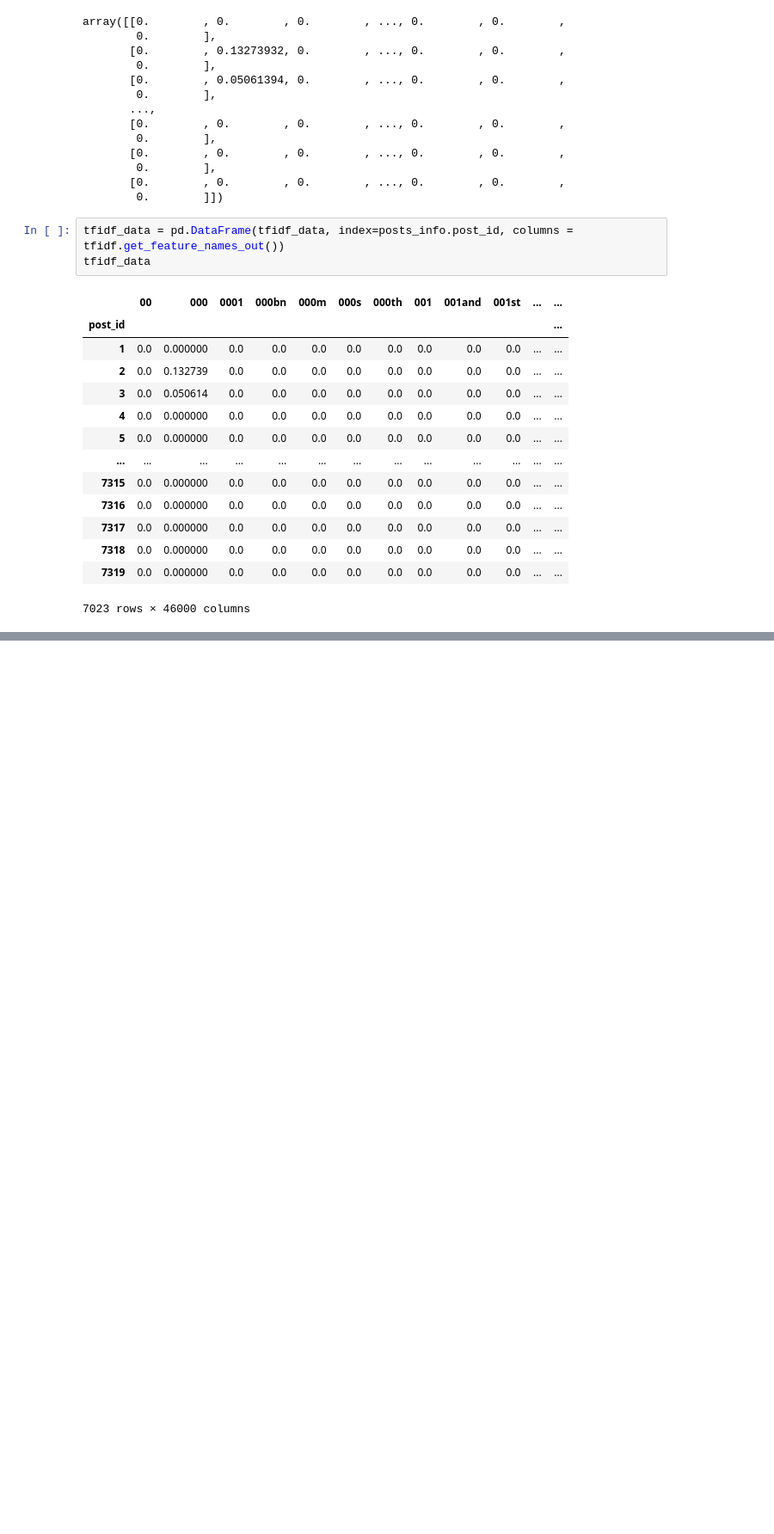
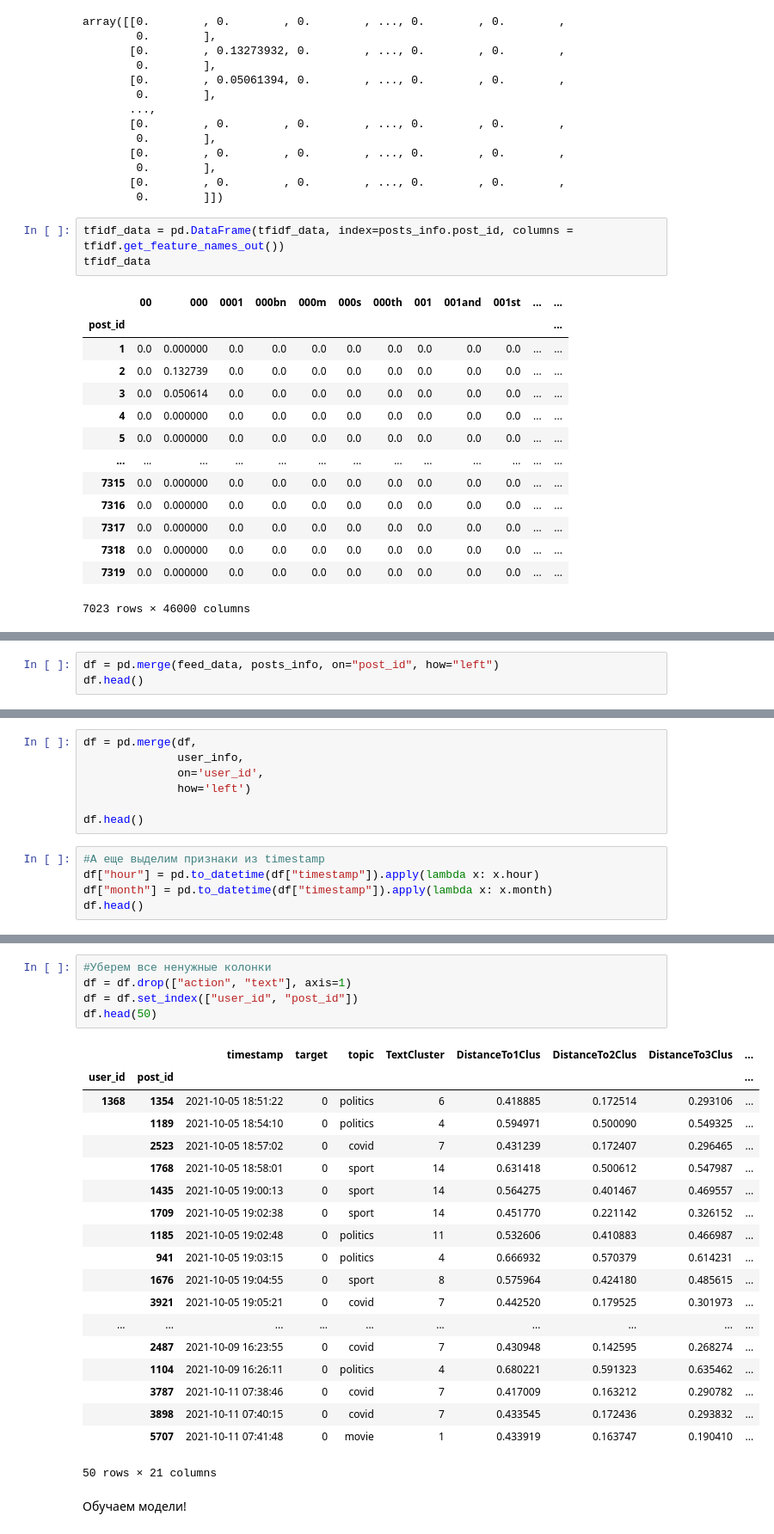
Before and after one commit to Dmitrysw/recom_sys, a Jupyter notebook: Baseline.ipynb, the cells around one changed output, grey strips where cells are left out. Shown at 86% size. Cells and saved outputs as stored; diff of their text form; blank space fills up the shorter version.

```diff
--- a/Baseline.ipynb
+++ b/Baseline.ipynb
@@ -251,0 +254,3 @@ posts_info.head()
+# %%
+df = pd.merge(feed_data, posts_info, on="post_id", how="left")
+df.head()
@@ -251,0 +265,12 @@ posts_info.head()
+# %%
+df = pd.merge(df,
+              user_info,
+              on='user_id',
+              how='left')
+
+df.head()
+# %%
+#А еще выделим признаки из timestamp
+df["hour"] = pd.to_datetime(df["timestamp"]).apply(lambda x: x.hour)
+df["month"] = pd.to_datetime(df["timestamp"]).apply(lambda x: x.month)
+df.head()
@@ -251,0 +285,27 @@ posts_info.head()
+# %%
+#Уберем все ненужные колонки
+df = df.drop(["action", "text"], axis=1)
+df = df.set_index(["user_id", "post_id"])
+df.head(50)
+# %% [output]
+|  |  | timestamp | target | topic | TextCluster | DistanceTo1Clus | DistanceTo2Clus | DistanceTo3Clus | ... |
+| user_id | post_id |  |  |  |  |  |  |  | ... |
+| 1368 | 1354 | 2021-10-05 18:51:22 | 0 | politics | 6 | 0.418885 | 0.172514 | 0.293106 | ... |
+|  | 1189 | 2021-10-05 18:54:10 | 0 | politics | 4 | 0.594971 | 0.500090 | 0.549325 | ... |
+|  | 2523 | 2021-10-05 18:57:02 | 0 | covid | 7 | 0.431239 | 0.172407 | 0.296465 | ... |
+|  | 1768 | 2021-10-05 18:58:01 | 0 | sport | 14 | 0.631418 | 0.500612 | 0.547987 | ... |
+|  | 1435 | 2021-10-05 19:00:13 | 0 | sport | 14 | 0.564275 | 0.401467 | 0.469557 | ... |
+|  | 1709 | 2021-10-05 19:02:38 | 0 | sport | 14 | 0.451770 | 0.221142 | 0.326152 | ... |
+|  | 1185 | 2021-10-05 19:02:48 | 0 | politics | 11 | 0.532606 | 0.410883 | 0.466987 | ... |
+|  | 941 | 2021-10-05 19:03:15 | 0 | politics | 4 | 0.666932 | 0.570379 | 0.614231 | ... |
+|  | 1676 | 2021-10-05 19:04:55 | 0 | sport | 8 | 0.575964 | 0.424180 | 0.485615 | ... |
+|  | 3921 | 2021-10-05 19:05:21 | 0 | covid | 7 | 0.442520 | 0.179525 | 0.301973 | ... |
+| ... | ... | ... | ... | ... | ... | ... | ... | ... | ... |
+|  | 2487 | 2021-10-09 16:23:55 | 0 | covid | 7 | 0.430948 | 0.142595 | 0.268274 | ... |
+|  | 1104 | 2021-10-09 16:26:11 | 0 | politics | 4 | 0.680221 | 0.591323 | 0.635462 | ... |
+|  | 3787 | 2021-10-11 07:38:46 | 0 | covid | 7 | 0.417009 | 0.163212 | 0.290782 | ... |
+|  | 3898 | 2021-10-11 07:40:15 | 0 | covid | 7 | 0.433545 | 0.172436 | 0.293832 | ... |
+|  | 5707 | 2021-10-11 07:41:48 | 0 | movie | 1 | 0.433919 | 0.163747 | 0.190410 | ... |
+50 rows × 21 columns
+# %% [markdown]
+Обучаем модели!
```
Also changed, not shown: parts of 17 cells of this notebook.
